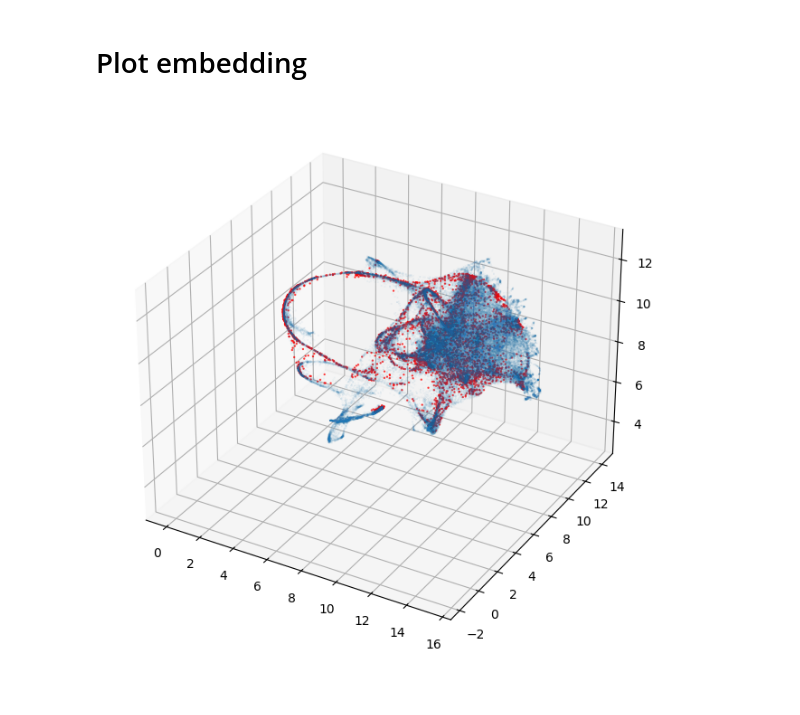
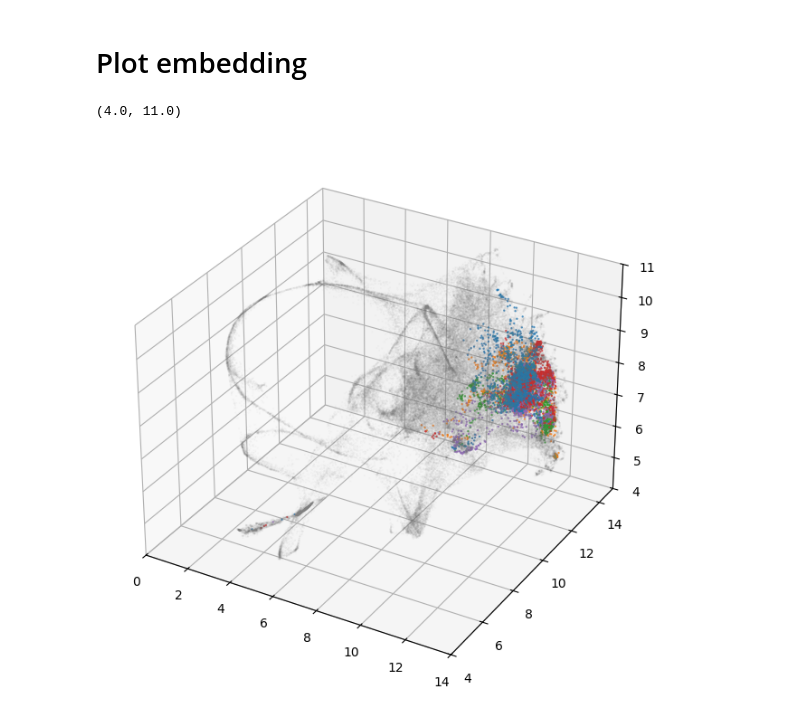
Before and after one commit to BSCCNS/Applio_LS, a Jupyter notebook: develop_nb/MariaUMAP_surr_3D.ipynb, the cells around one changed output. Drawn from its saved outputs; the diff is of its cells as text; code cells hidden in the pictures.

```diff
--- a/develop_nb/MariaUMAP_surr_3D.ipynb
+++ b/develop_nb/MariaUMAP_surr_3D.ipynb
@@ -18,7 +18,9 @@ folder = '/Users/tomasandrade/Documents/BSC/ICHOIR/applio/Applio_LS/assets/featu
 def make_df_from_feature_files(folder,
                                name = 'feats_',
                                sample = False,
-                               sample_frac = 1.0):
+                               sample_frac = 1.0,
+                               start = 50,
+                               end = 50):
 
     files = glob.glob(f"{folder}/{name}*.csv")
 
@@ -29,7 +31,7 @@ def make_df_from_feature_files(folder,
         # df['filename'] = f.split(name)[1][:-10]
         # df['filepart'] = f[-9:-4]
         # df['fileindex'] = f.split("_")[-2]
-        # df = df[50:-50] # removing 50 rows to account to applio's padding
+        df = df[start:-end] # removing 50 rows to account to applio's padding
         dfs.append(df)
 
     df_full = pd.concat(dfs).reset_index(drop=True)
@@ -71,11 +73,19 @@ joblib.dump(reducer_3d, f'{umap_save}/umap_n100_dist0p2_RAW_3D.sav')
 #loaded_umap = joblib.load('umap_2D.sav')
 # %% [output]
 ['/Users/tomasandrade/Documents/BSC/ICHOIR/applio/Applio_LS/assets/umap/umap_n100_dist0p2_RAW_3D.sav']
+# %%
+folder_vowels = '/Users/tomasandrade/Documents/BSC/ICHOIR/applio/Applio_LS/assets/features/Ha_maria'
+vowels = ['A', 'E', 'I', 'O', 'U']
 # %%
-folder_vowels = '/Users/tomasandrade/Documents/BSC/ICHOIR/applio/Applio_LS/assets/features/milagro'
-df_features_vowels = make_df_from_feature_files(folder_vowels,
-                                                sample = False)
-embedding_3d_vowels = reducer_3d.transform(df_features_vowels.values)
+#folder_vowels = '/Users/tomasandrade/Documents/BSC/ICHOIR/applio/Applio_LS/assets/features/Ha_maria/A'
+embs = []
+for v in vowels:
+    df_feats = make_df_from_feature_files(f'{folder_vowels}/{v}',
+                                                    sample = False,
+                                                    start = 50,
+                                                    end = -100)
+    emb = reducer_3d.transform(df_feats.values)
+    embs.append(emb)
 # %% [markdown]
 # Plot embedding
 # %%
@@ -94,19 +103,26 @@ dfembed_vowels = make_plot_data_3d(embedding_3d_vowels)
 # %%
 fig = plt.figure(figsize=(6,6))
 ax = Axes3D(fig, auto_add_to_figure=False)
 fig.add_axes(ax)
 
 sc = ax.scatter(dfembed3['x'],
                 dfembed3['y'],
                 dfembed3['z'],
                 s=0.05,
-                alpha=0.1)
+                alpha=0.075,
+                color = 'grey')
 
-sc = ax.scatter(dfembed_vowels['x'],
-                dfembed_vowels['y'],
-                dfembed_vowels['z'],
-                s=0.5,
-                alpha=0.7,
-                color = 'red')
+for emb in embs:
+    df_emb = make_plot_data_3d(emb)
+    sc = ax.scatter(df_emb['x'],
+                    df_emb['y'],
+                    df_emb['z'],
+                    s=0.5,
+                    alpha=0.7)
+
+ax.set_xlim([0,14])
+ax.set_ylim([4,15])
+ax.set_zlim([4,11])
 # %% [output]
+(4.0, 11.0)
-[figure, old version]
+[figure, new version]
```
Also changed, not shown: parts of 1 cell of this notebook.
